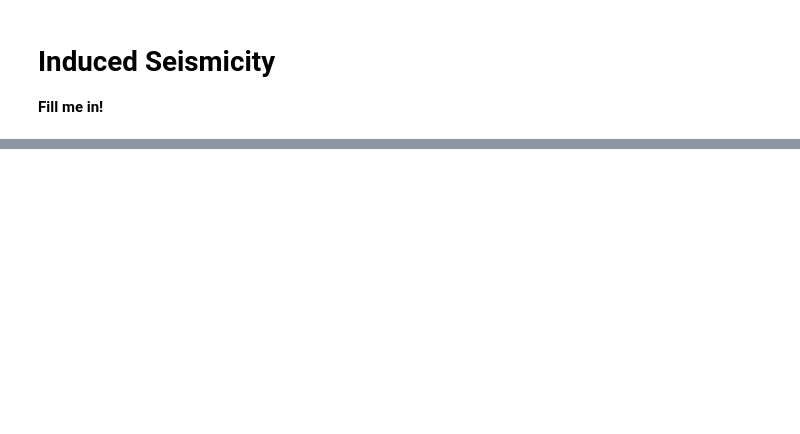
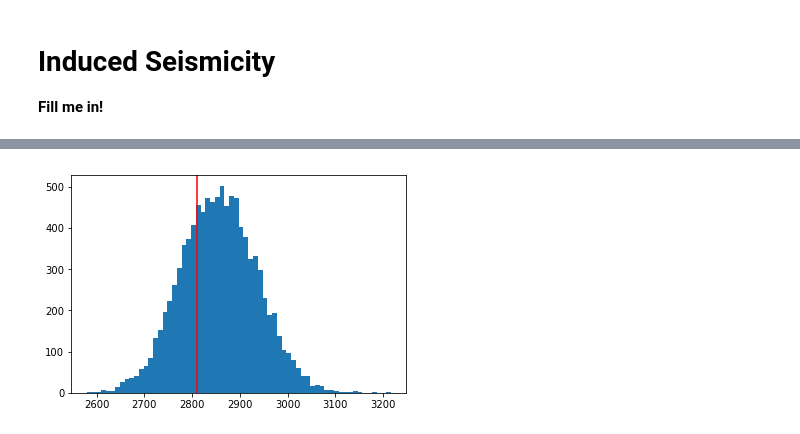
Before and after one commit to michaeljets/induced_seismicity, a Jupyter notebook: code/main.ipynb, the cells around one changed output, grey strips where cells are left out. Saved outputs shown, nothing was run; the diff lists cells and outputs as text; code cells hidden in the pictures; blank space fills up the shorter version.

```diff
--- a/code/main.ipynb
+++ b/code/main.ipynb
@@ -4,0 +144,15 @@
+# %%
+t=np.arange(100)
+e1 = np.random.randn(100)
+water1 = 1000-0.03*(t-40)**2+20*e1
+eq1=get_eq(water1)
+
+eq_ranks = rankdata(eq1)
+water_ranks = rankdata(water1)
+s = simulate(eq_ranks, water_ranks)
+og = largest_dot_normalized(eq_ranks, water_ranks)
+plt.hist(s, bins = 'auto')
+plt.axvline(x = og, color = 'red')
+plt.show()
+# %% [output]
+[figure, added]
```
Also changed, not shown: parts of 10 cells of this notebook, 1 other file.
